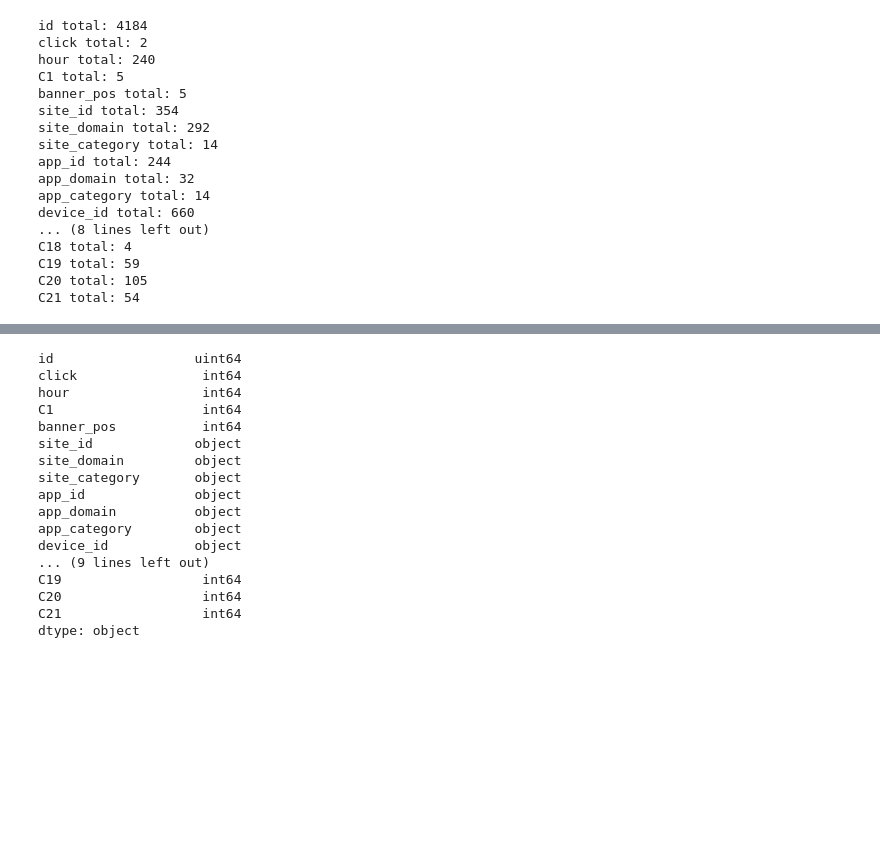
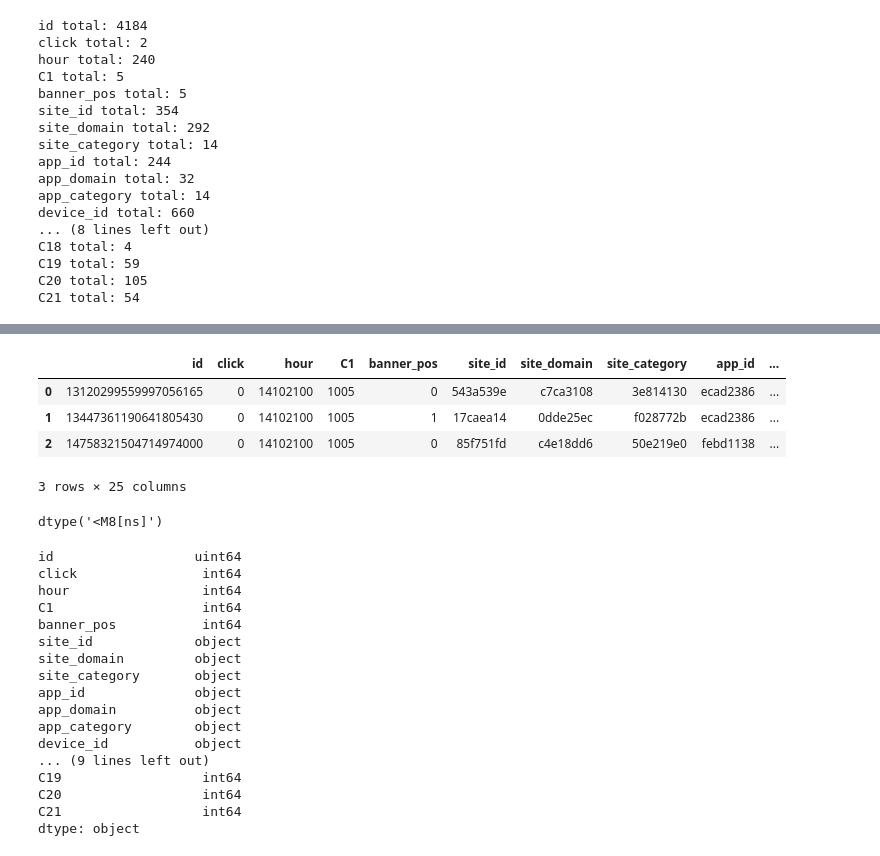
Before and after one commit to kanalyzers/ad_optimization, a Jupyter notebook: notebooks/random_forest.ipynb, the cells around one changed output, grey strips where cells are left out. Cells and saved outputs as stored; diff of their text form; code cells hidden in the pictures; blank space fills up the shorter version.

Commit message:
parsing date from hour column to new_hour column of df_new

```diff
--- a/notebooks/random_forest.ipynb
+++ b/notebooks/random_forest.ipynb
@@ -262,0 +245,5 @@ df_numeric.head(5)
+# %%
+# separate the date and time
+parse_date = lambda val : pd.datetime.strptime(val, '%y%m%d%H')
+df_new['new_hour'] = df_new.hour.astype(str).apply(parse_date)
+df_new['new_hour']
@@ -262,0 +268,14 @@ df_numeric.head(5)
+# %%
+# check if column 'new_hour' was created and parsed to string
+df_new.head(3)
+# %% [output]
+|  | id | click | hour | C1 | banner_pos | site_id | site_domain | site_category | app_id | ... |
+| 0 | 13120299559997056165 | 0 | 14102100 | 1005 | 0 | 543a539e | c7ca3108 | 3e814130 | ecad2386 | ... |
+| 1 | 13447361190641805430 | 0 | 14102100 | 1005 | 1 | 17caea14 | 0dde25ec | f028772b | ecad2386 | ... |
+| 2 | 14758321504714974000 | 0 | 14102100 | 1005 | 0 | 85f751fd | c4e18dd6 | 50e219e0 | febd1138 | ... |
+3 rows × 25 columns
+# %%
+#confirm dtype of new_hour
+df_new.new_hour.dtype
+# %% [output]
+dtype('<M8[ns]')
```
Also changed, not shown: parts of 8 cells of this notebook.
